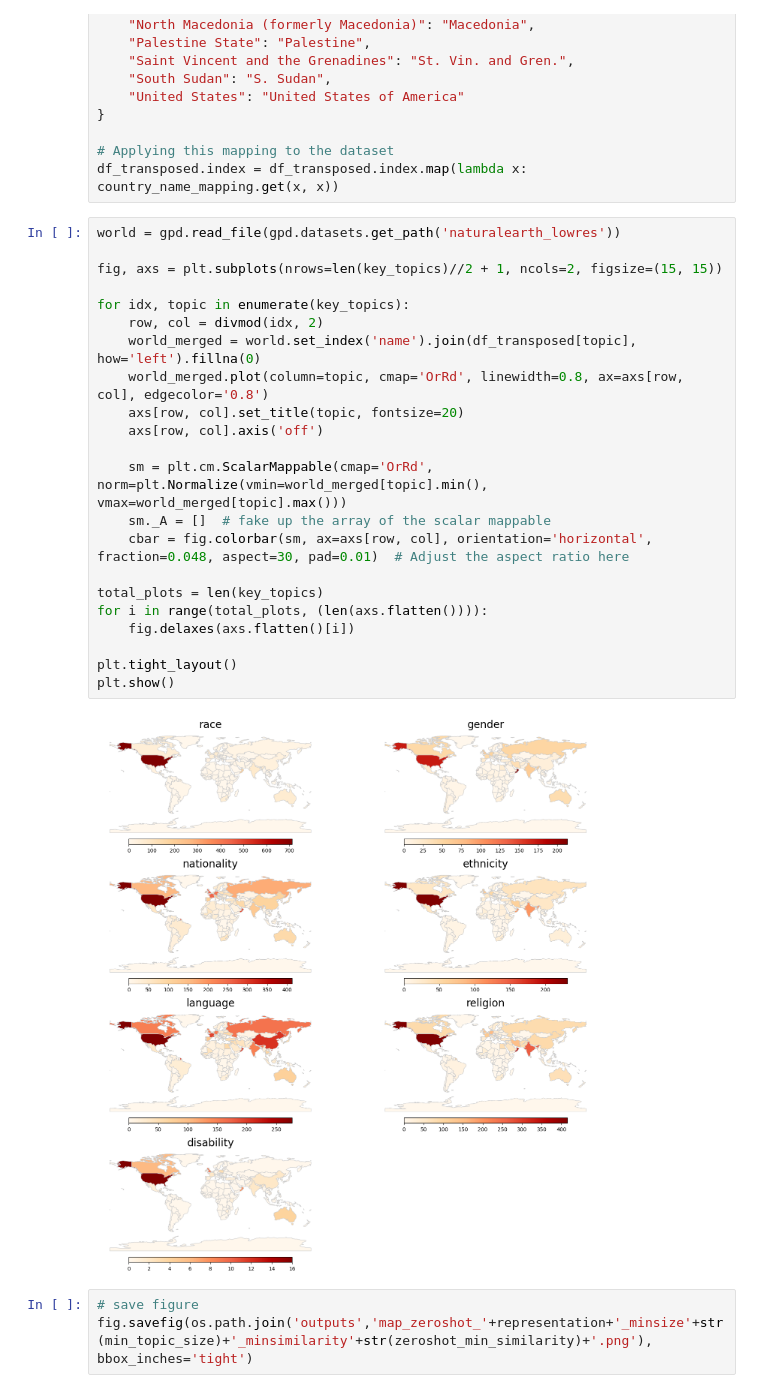
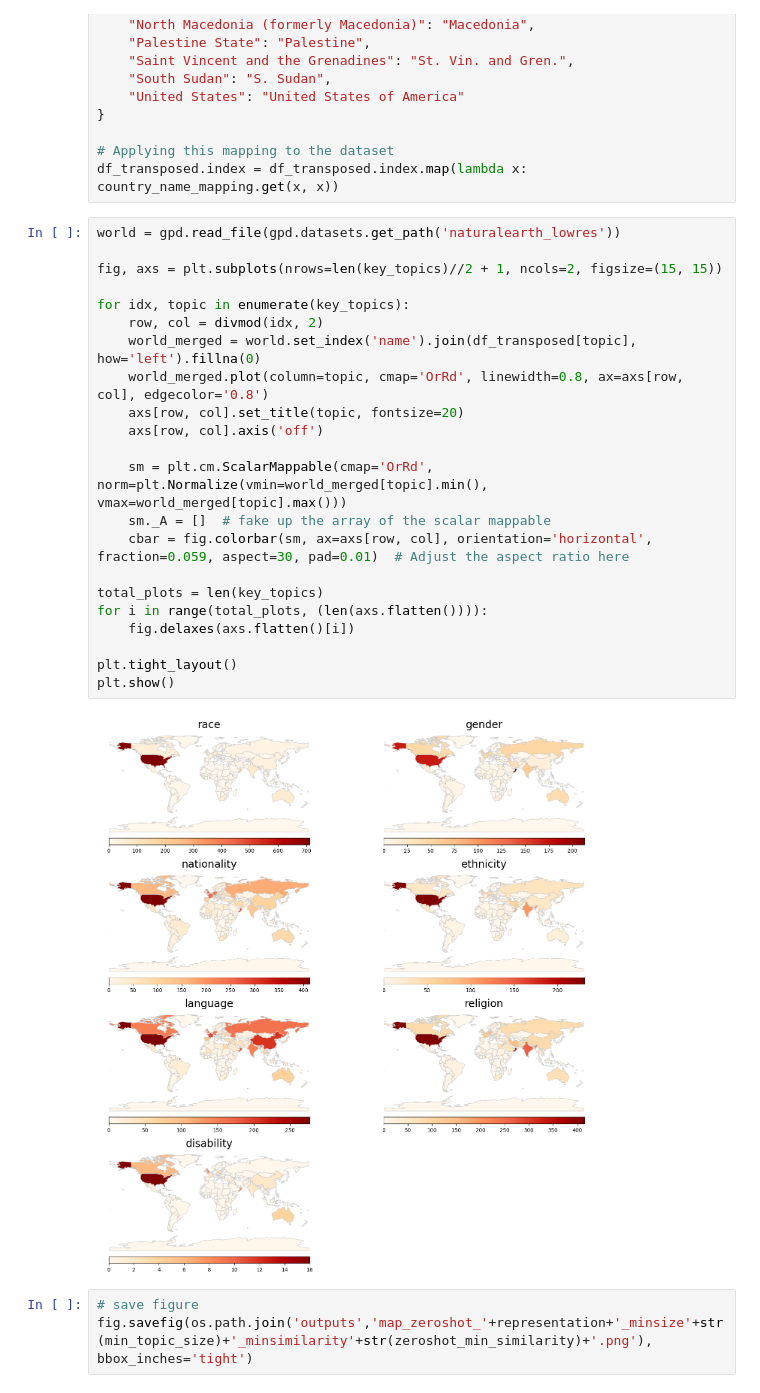
Before and after one commit to ludovicmoncla/mapping-global-protest-tendencies, a Jupyter notebook: topic_mapping.ipynb, the cells around one changed output. Cells and saved outputs as stored; diff of their text form.

```diff
--- a/topic_mapping.ipynb
+++ b/topic_mapping.ipynb
@@ -193,27 +193,27 @@ df_transposed.index = df_transposed.index.map(lambda x: country_name_mapping.get
 # %%
 world = gpd.read_file(gpd.datasets.get_path('naturalearth_lowres'))
 
 fig, axs = plt.subplots(nrows=len(key_topics)//2 + 1, ncols=2, figsize=(15, 15))
 
 for idx, topic in enumerate(key_topics):
     row, col = divmod(idx, 2)
     world_merged = world.set_index('name').join(df_transposed[topic], how='left').fillna(0)
     world_merged.plot(column=topic, cmap='OrRd', linewidth=0.8, ax=axs[row, col], edgecolor='0.8')
     axs[row, col].set_title(topic, fontsize=20)
     axs[row, col].axis('off')
 
     sm = plt.cm.ScalarMappable(cmap='OrRd', norm=plt.Normalize(vmin=world_merged[topic].min(), vmax=world_merged[topic].max()))
     sm._A = []  # fake up the array of the scalar mappable
-    cbar = fig.colorbar(sm, ax=axs[row, col], orientation='horizontal', fraction=0.048, aspect=30, pad=0.01)  # Adjust the aspect ratio here
+    cbar = fig.colorbar(sm, ax=axs[row, col], orientation='horizontal', fraction=0.059, aspect=30, pad=0.01)  # Adjust the aspect ratio here
 
 total_plots = len(key_topics)
 for i in range(total_plots, (len(axs.flatten()))):
     fig.delaxes(axs.flatten()[i])
 
 plt.tight_layout()
 plt.show()
 # %% [output]
-[figure, old version]
+[figure, new version]
 # %%
 # save figure
 fig.savefig(os.path.join('outputs','map_zeroshot_'+representation+'_minsize'+str(min_topic_size)+'_minsimilarity'+str(zeroshot_min_similarity)+'.png'), bbox_inches='tight')
```
